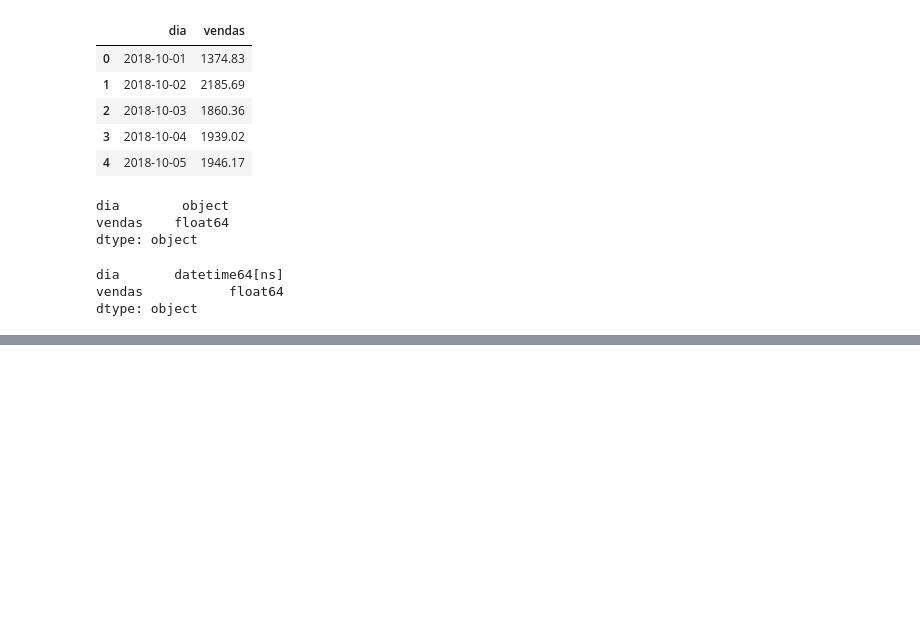
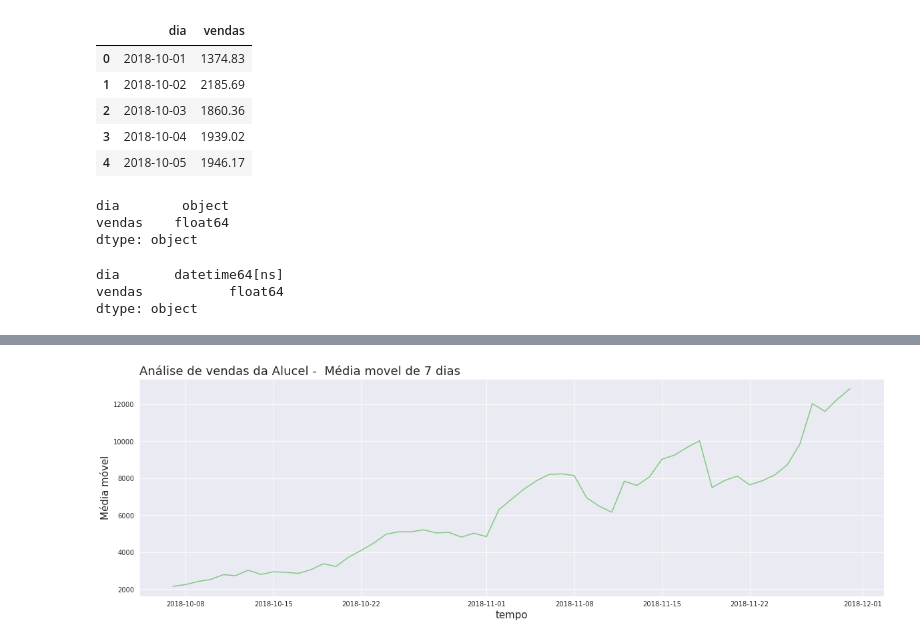
Before and after one commit to King-Bowie/TimeSeries, a Jupyter notebook: TimeSeries.ipynb, the cells around one changed output, grey strips where cells are left out. Saved outputs shown, nothing was run; the diff lists cells and outputs as text; code cells hidden in the pictures; blank space fills up the shorter version.

```diff
--- a/TimeSeries.ipynb
+++ b/TimeSeries.ipynb
@@ -571,0 +597,3 @@ dtype: object
+# %%
+alucel['media_movel'] = alucel['vendas'].rolling(7).mean()
+alucel.head(7)
@@ -571,0 +609,4 @@ dtype: object
+# %%
+plotar('Análise de vendas da Alucel -  Média movel de 7 dias','tempo','Média móvel','dia','media_movel',alucel)
+# %% [output]
+[figure, added]
```
Also changed, not shown: parts of 8 cells of this notebook.
